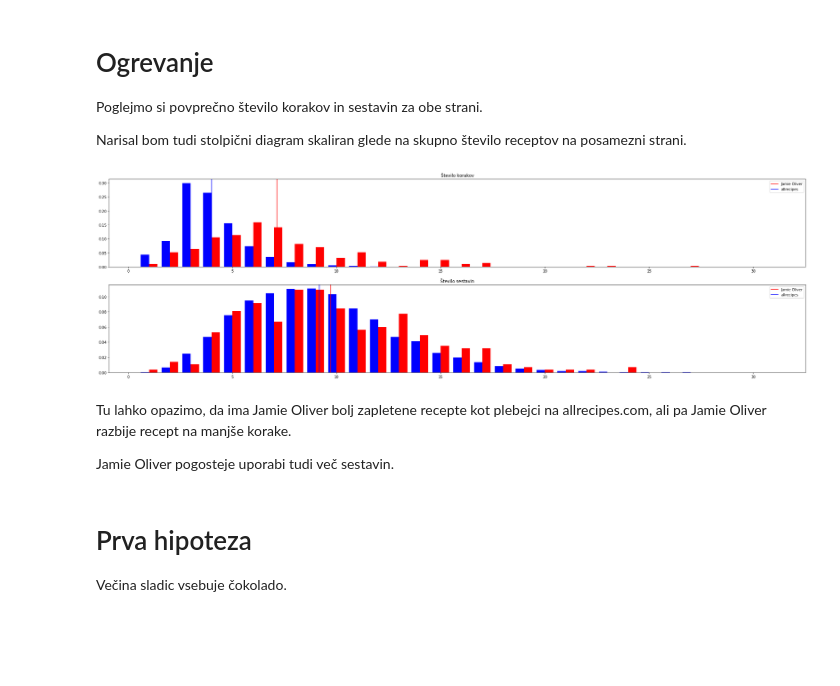
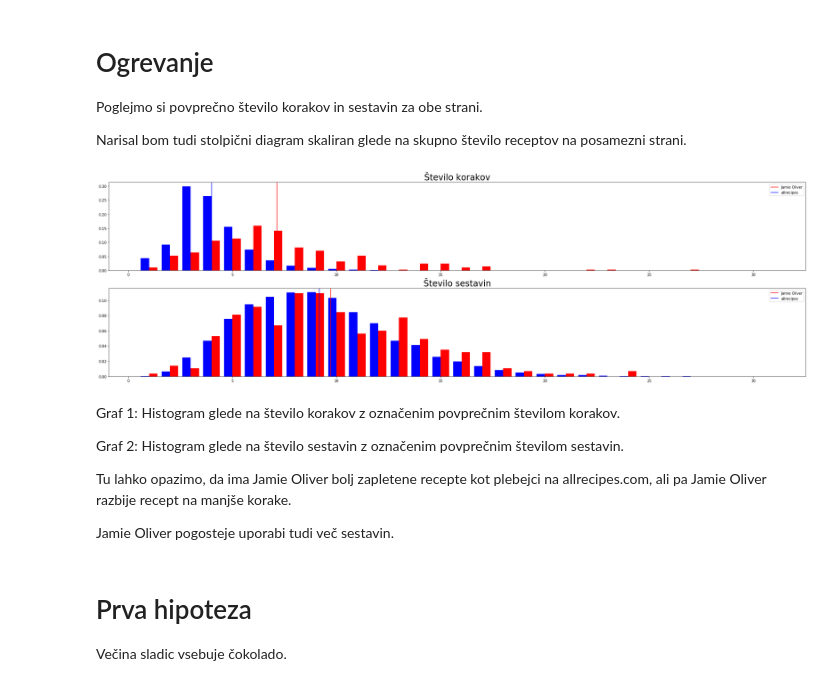
Before and after one commit to StrahR/analiza-sladic, a Jupyter notebook: analiza-sladic.ipynb, the cells around one changed output. Cells and saved outputs as stored; diff of their text form; code cells hidden in the pictures; blank space fills up the shorter version.

```diff
--- a/analiza-sladic.ipynb
+++ b/analiza-sladic.ipynb
@@ -42,36 +42,41 @@ def draw_scaled2(ax, mean1, mean2, table1, table2, f1, f2, c1='r', c2='b'):
 # %%
 # calculate average number of steps
 jo_steps_by_recipe = jo_steps.groupby('recipe').count()
 ar_steps_by_recipe = ar_steps.groupby('recipe').count()
 mean_jo_steps = jo_steps_by_recipe.seq.mean()
 mean_ar_steps = ar_steps_by_recipe.seq.mean()
 # print(f'Povprečno število korakov na jamieoliver.com: {mean_jo_steps:.0f}')
 # print(f'Povprečno število korakov na allrecipes.com: {mean_ar_steps:.0f}')
 
 jo_ingredients_by_recipe = jo_ingredients.groupby('recipe').count()
 ar_ingredients_by_recipe = ar_ingredients.groupby('recipe').count()
 mean_jo_ingredients = jo_ingredients_by_recipe.ingredient.mean()
 mean_ar_ingredients = ar_ingredients_by_recipe.ingredient.mean()
 # print(f'Povprečno število sestavin na jamieoliver.com: {mean_jo_ingredients:.0f}')
 # print(f'Povprečno število sestavin na allrecipes.com: {mean_ar_ingredients:.0f}')
 
 jo_recipes_per_number_of_steps = jo_steps_by_recipe.groupby('seq').count()
 ar_recipes_per_number_of_steps = ar_steps_by_recipe.groupby('seq').count()
 
 jo_recipes_per_number_of_ingredients = jo_ingredients_by_recipe.groupby('ingredient').count()
 ar_recipes_per_number_of_ingredients = ar_ingredients_by_recipe.groupby('ingredient').count()
 
 fig = plt.figure(figsize=(35,10))
 ax1 = fig.add_subplot(211)
-ax1.set_title("Število korakov")
+ax1.set_title("Število korakov", size=24)
 draw_scaled2(ax1, mean_jo_steps, mean_ar_steps, jo_recipes_per_number_of_steps, ar_recipes_per_number_of_steps, len(jo_recipes), len(ar_recipes))
 
 ax2 = fig.add_subplot(212, sharex=ax1)
-ax2.set_title('Število sestavin')
+ax2.set_title('Število sestavin', size=24)
 draw_scaled2(ax2, mean_jo_ingredients, mean_ar_ingredients, jo_recipes_per_number_of_ingredients, ar_recipes_per_number_of_ingredients, len(jo_recipes), len(ar_recipes))
 # %% [output]
-[figure, old version]
+[figure, new version]
 # %% [markdown]
+Graf 1: Histogram glede na število korakov z označenim povprečnim številom korakov.
+
+Graf 2: Histogram glede na število sestavin z označenim povprečnim številom sestavin.
+
+
 Tu lahko opazimo, da ima Jamie Oliver bolj zapletene recepte kot plebejci na allrecipes.com, ali pa Jamie Oliver razbije recept na manjše korake.
 
 Jamie Oliver pogosteje uporabi tudi več sestavin.
```
Also changed, not shown: parts of 9 cells of this notebook.
